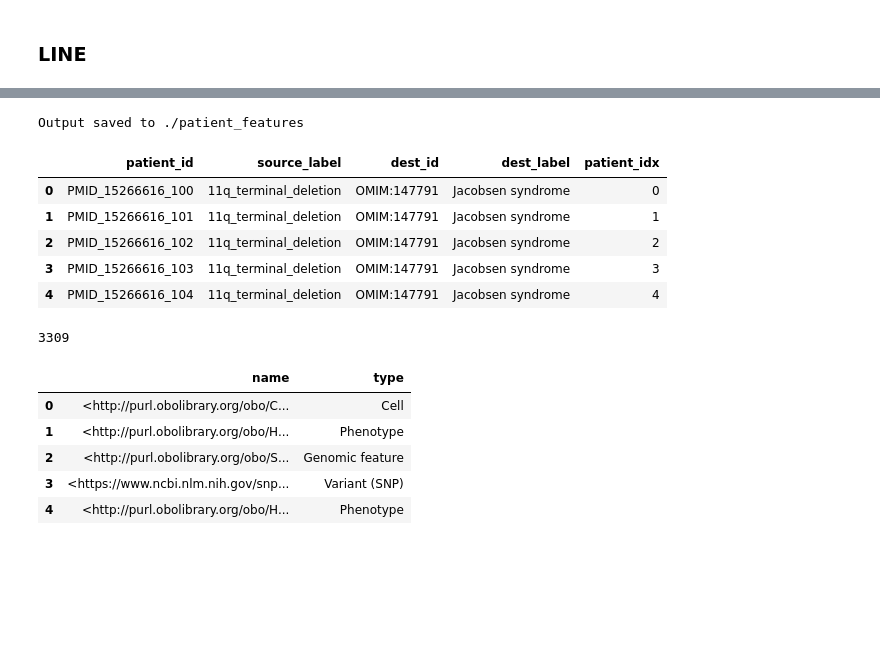
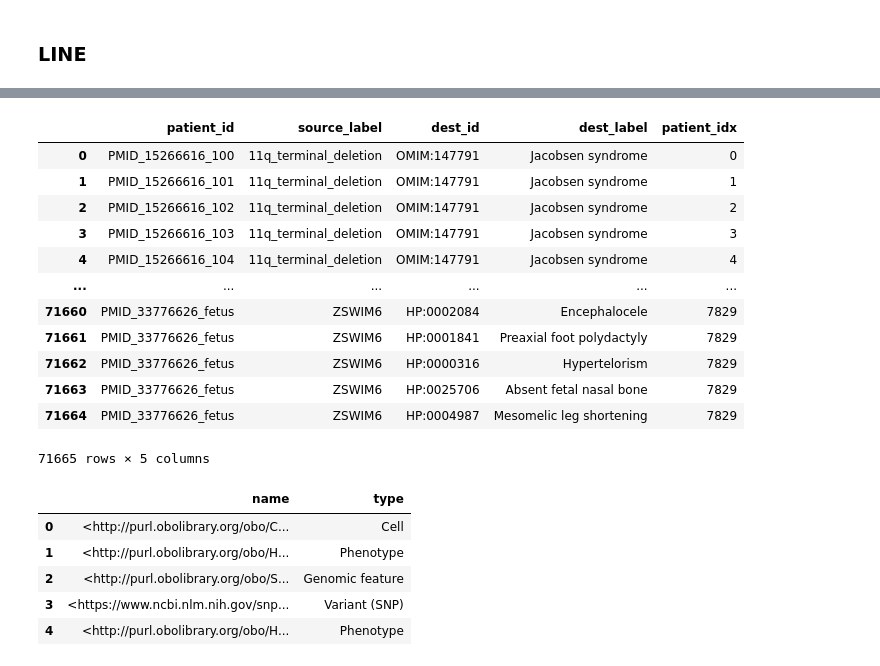
Before and after one commit to LuciaMellini/PatientKG, a Jupyter notebook: code/KG_analysis/KG_analysis.ipynb, the cells around one changed output, grey strips where cells are left out. Saved outputs shown, nothing was run; the diff lists cells and outputs as text; code cells hidden in the pictures; blank space fills up the shorter version.

```diff
--- a/code/KG_analysis/KG_analysis.ipynb
+++ b/code/KG_analysis/KG_analysis.ipynb
@@ -276,25 +288,21 @@ for conn in patient_connections:
-# %%
-output_features = "./patient_features"
-patient_features = df_patient_features(patient_data, patient_connections)
-patient_features.to_csv(output_features, index=False)
-print(f"Output saved to {output_features}")
-# %% [output]
-Output saved to ./patient_features
 # %%
-patient_conn.to_csv("./patient_connections.csv", index=False)
+patient_conn=pd.read_csv('../data/patient_connections.csv')
 # %%
-patient_conn.head()
+patient_conn
 # %% [output]
 |  | patient_id | source_label | dest_id | dest_label | patient_idx |
 | 0 | PMID_15266616_100 | 11q_terminal_deletion | OMIM:147791 | Jacobsen syndrome | 0 |
 | 1 | PMID_15266616_101 | 11q_terminal_deletion | OMIM:147791 | Jacobsen syndrome | 1 |
 | 2 | PMID_15266616_102 | 11q_terminal_deletion | OMIM:147791 | Jacobsen syndrome | 2 |
 | 3 | PMID_15266616_103 | 11q_terminal_deletion | OMIM:147791 | Jacobsen syndrome | 3 |
 | 4 | PMID_15266616_104 | 11q_terminal_deletion | OMIM:147791 | Jacobsen syndrome | 4 |
+| ... | ... | ... | ... | ... | ... |
+| 71660 | PMID_33776626_fetus | ZSWIM6 | HP:0002084 | Encephalocele | 7829 |
+| 71661 | PMID_33776626_fetus | ZSWIM6 | HP:0001841 | Preaxial foot polydactyly | 7829 |
+| 71662 | PMID_33776626_fetus | ZSWIM6 | HP:0000316 | Hypertelorism | 7829 |
+| 71663 | PMID_33776626_fetus | ZSWIM6 | HP:0025706 | Absent fetal nasal bone | 7829 |
+| 71664 | PMID_33776626_fetus | ZSWIM6 | HP:0004987 | Mesomelic leg shortening | 7829 |
+71665 rows × 5 columns
-# %%
-len(patient_conn[patient_conn['dest_id'].str.startswith('HP:')]['dest_id'].unique())
-# %% [output]
-3309
 # %%
 nodes.head()
 # %% [output]
```
Also changed, not shown: parts of 54 cells of this notebook, 2 other files.
